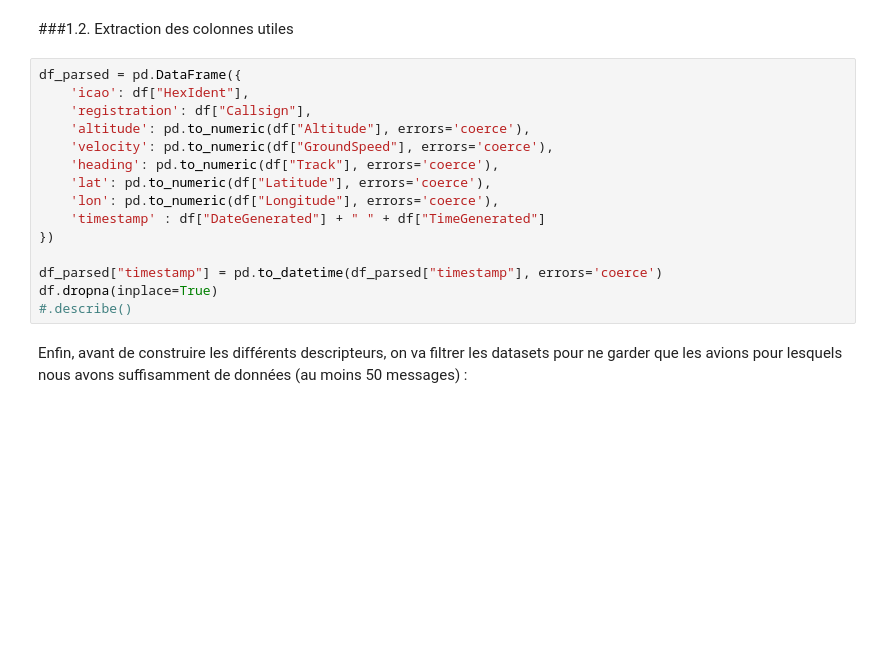
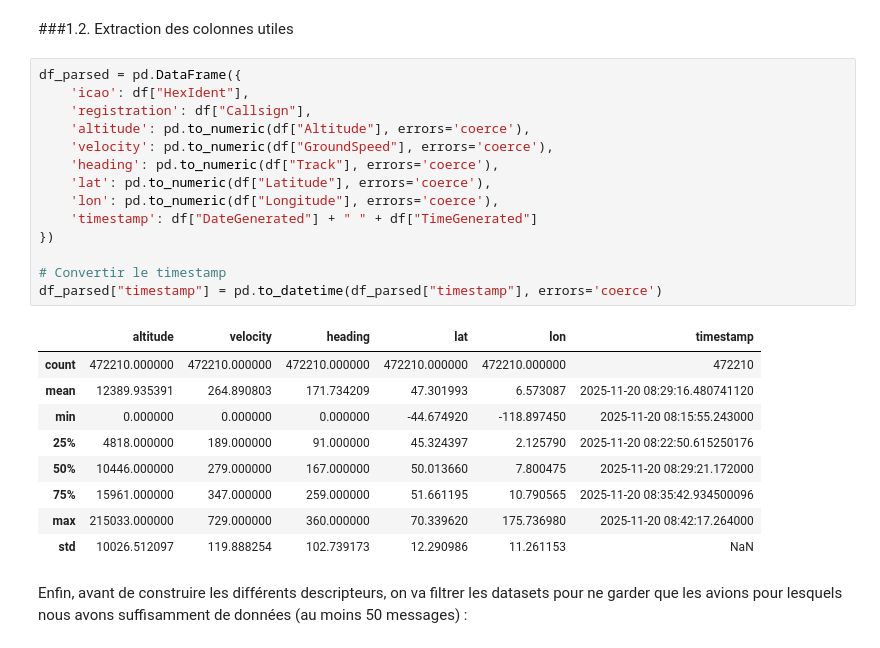
Before and after one commit to MGentieu/Data_analytics_aircraft_messages, a Jupyter notebook: TP3/GENTIEU_Martin_TP2.ipynb, the cells around one changed output. Cells and saved outputs as stored; diff of their text form; blank space fills up the shorter version.

```diff
--- a/TP3/GENTIEU_Martin_TP2.ipynb
+++ b/TP3/GENTIEU_Martin_TP2.ipynb
@@ -147,17 +147,26 @@ df.describe()
 # %%
 df_parsed = pd.DataFrame({
     'icao': df["HexIdent"],
     'registration': df["Callsign"],
     'altitude': pd.to_numeric(df["Altitude"], errors='coerce'),
     'velocity': pd.to_numeric(df["GroundSpeed"], errors='coerce'),
     'heading': pd.to_numeric(df["Track"], errors='coerce'),
     'lat': pd.to_numeric(df["Latitude"], errors='coerce'),
     'lon': pd.to_numeric(df["Longitude"], errors='coerce'),
-    'timestamp' : df["DateGenerated"] + " " + df["TimeGenerated"]
+    'timestamp': df["DateGenerated"] + " " + df["TimeGenerated"]
 })
 
+# Convertir le timestamp
 df_parsed["timestamp"] = pd.to_datetime(df_parsed["timestamp"], errors='coerce')
-df.dropna(inplace=True)
-#.describe()
+# %% [output]
+|  | altitude | velocity | heading | lat | lon | timestamp |
+| count | 472210.000000 | 472210.000000 | 472210.000000 | 472210.000000 | 472210.000000 | 472210 |
+| mean | 12389.935391 | 264.890803 | 171.734209 | 47.301993 | 6.573087 | 2025-11-20 08:29:16.480741120 |
+| min | 0.000000 | 0.000000 | 0.000000 | -44.674920 | -118.897450 | 2025-11-20 08:15:55.243000 |
+| 25% | 4818.000000 | 189.000000 | 91.000000 | 45.324397 | 2.125790 | 2025-11-20 08:22:50.615250176 |
+| 50% | 10446.000000 | 279.000000 | 167.000000 | 50.013660 | 7.800475 | 2025-11-20 08:29:21.172000 |
+| 75% | 15961.000000 | 347.000000 | 259.000000 | 51.661195 | 10.790565 | 2025-11-20 08:35:42.934500096 |
+| max | 215033.000000 | 729.000000 | 360.000000 | 70.339620 | 175.736980 | 2025-11-20 08:42:17.264000 |
+| std | 10026.512097 | 119.888254 | 102.739173 | 12.290986 | 11.261153 | NaN |
 # %% [markdown]
 Enfin, avant de construire les différents descripteurs, on va filtrer les datasets pour ne garder que les avions pour lesquels nous avons suffisamment de données (au moins 50 messages) :
```
Also changed, not shown: parts of 2 cells of this notebook.
